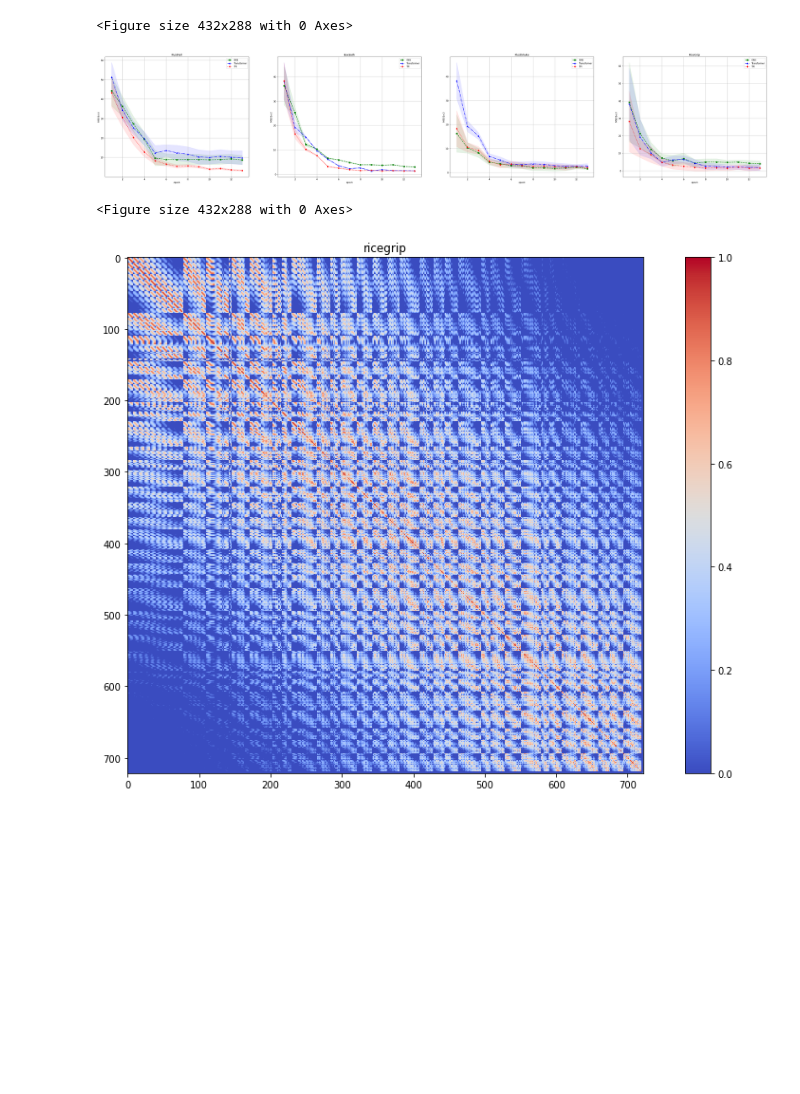
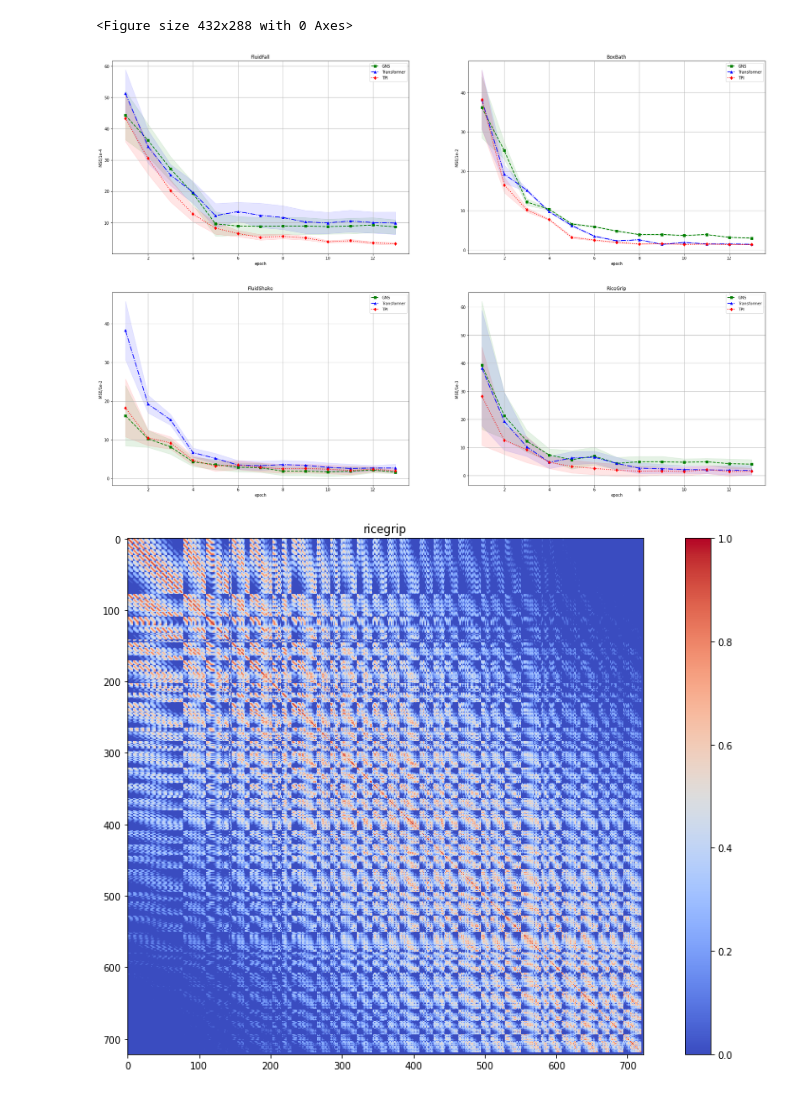
Before and after one commit to zzzBone/TGA, a Jupyter notebook: tools/draw.ipynb, the cells around one changed output. Drawn from its saved outputs; the diff is of its cells as text; code cells hidden in the pictures; blank space fills up the shorter version.

```diff
--- a/tools/draw.ipynb
+++ b/tools/draw.ipynb
@@ -159,44 +159,44 @@ std3.append(np.array([20.6, 10.3, 3.4, 2.2, 2.3, 2.18, 2.19, 1.91, 1.63, 1.34, 1
 std4.append(np.array([17.5, 5.0, 4.6, 2.2, 2.3, 2.18, 2.19, 1.81, 1.33, 1.54, 1.41, 1.7, 1.12]))
 
 # 创建图形
-plt.figure(figsize=(54, 10))
+plt.figure(figsize=(30, 20))
+plt.tight_layout()
 
 # # 绘制曲线图
 # plt.errorbar(iterations, accuracy_1, yerr=std_dev_model1, marker='o', linestyle='-', color='b', label='GCN')
 # plt.errorbar(iterations, accuracy_2, yerr=std_dev_model2, marker='s', linestyle='--', color='r', label='GraphSage')
 
 # 绘制四条折线图，并添加误差线
 
 datasets = ['FluidFall', 'BoxBath', 'FluidShake', 'RiceGrip']
 mse_e = ['4', '2', '2', '3']
 for i in range(4):
-    plt.subplot(1,4,i+1)
+    plt.subplot(2,2,i+1)
     plt.plot(x, y2[i], label='GNS', color='green', marker='s', linestyle='--', linewidth=2)
     plt.fill_between(x, y2[i] - std2[i], y2[i] + std2[i], color='green', alpha=0.1)
 
     plt.plot(x, y3[i], label='Transformer', color='blue', marker='^', linestyle='-.', linewidth=2)
     plt.fill_between(x, y3[i] - std3[i], y3[i] + std3[i], color='blue', alpha=0.1)
 
     plt.plot(x, y4[i], label='TPI', color='red', marker='d', linestyle=':', linewidth=2)
     plt.fill_between(x, y4[i] - std4[i], y4[i] + std4[i], color='red', alpha=0.1)
 
     # 添加标题和标签
     plt.title(datasets[i])
     plt.xlabel('epoch')
     plt.ylabel('MSE/1e-' + mse_e[i])
 
     # 显示网格
     plt.grid(True)
 
     # 显示图例
     plt.legend()
 
+plt.savefig("/home/zbl/sim/TIE_ECCV2022/imgs/TPI.png", dpi=300)
 # 显示图形
 plt.show()
-plt.savefig("/home/zbl/sim/TIE_ECCV2022/imgs/TPI.png")
 # %% [output]
-[figure, old version]
+[figure, new version]
-<Figure size 432x288 with 0 Axes>
 # %%
 def compute_distance_matrix(points):
     # points 的形状为 [3, 1024]
```
Also changed, not shown: parts of 1 cell of this notebook, 30 other files.
